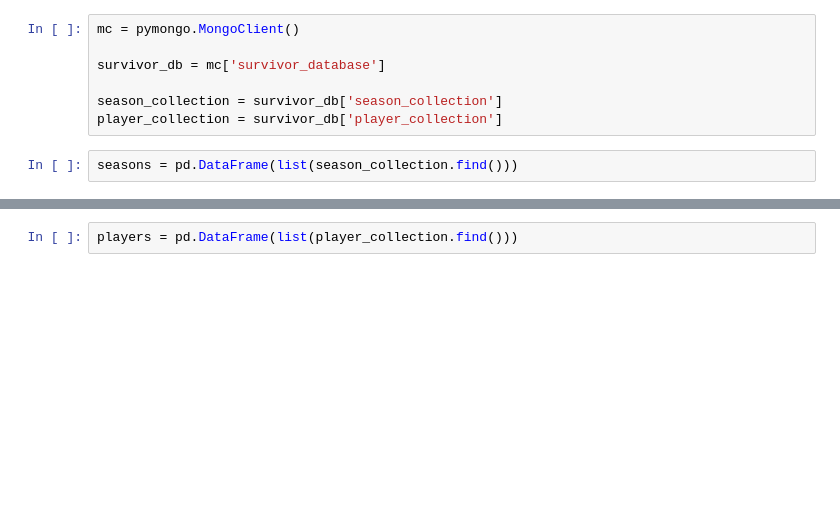
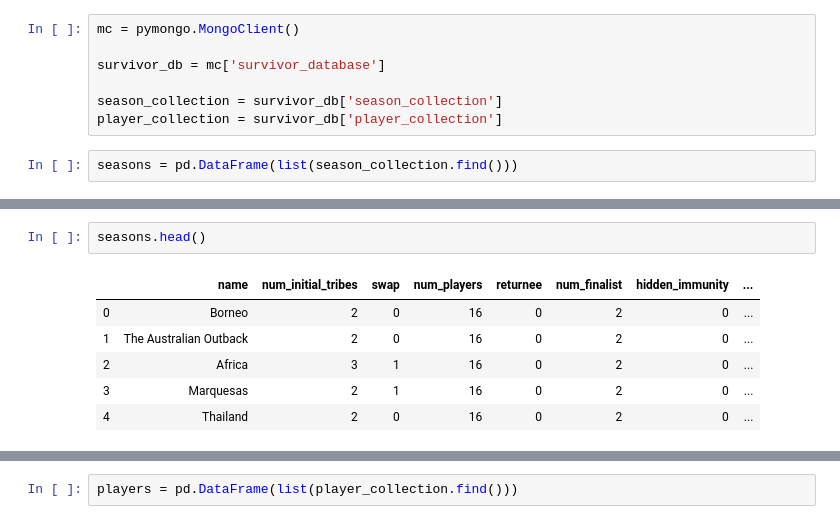
Before and after one commit to kayschulz/survivor_analysis, a Jupyter notebook: exploratory_analysis.ipynb, the cells around one changed output, grey strips where cells are left out. Drawn from its saved outputs; the diff is of its cells as text; blank space fills up the shorter version.

```diff
--- a/exploratory_analysis.ipynb
+++ b/exploratory_analysis.ipynb
@@ -32,0 +47,9 @@ seasons
+# %%
+seasons.head()
+# %% [output]
+|  | name | num_initial_tribes | swap | num_players | returnee | num_finalist | hidden_immunity | ... |
+| 0 | Borneo | 2 | 0 | 16 | 0 | 2 | 0 | ... |
+| 1 | The Australian Outback | 2 | 0 | 16 | 0 | 2 | 0 | ... |
+| 2 | Africa | 3 | 1 | 16 | 0 | 2 | 0 | ... |
+| 3 | Marquesas | 2 | 1 | 16 | 0 | 2 | 0 | ... |
+| 4 | Thailand | 2 | 0 | 16 | 0 | 2 | 0 | ... |
```
Also changed, not shown: parts of 8 cells of this notebook.
